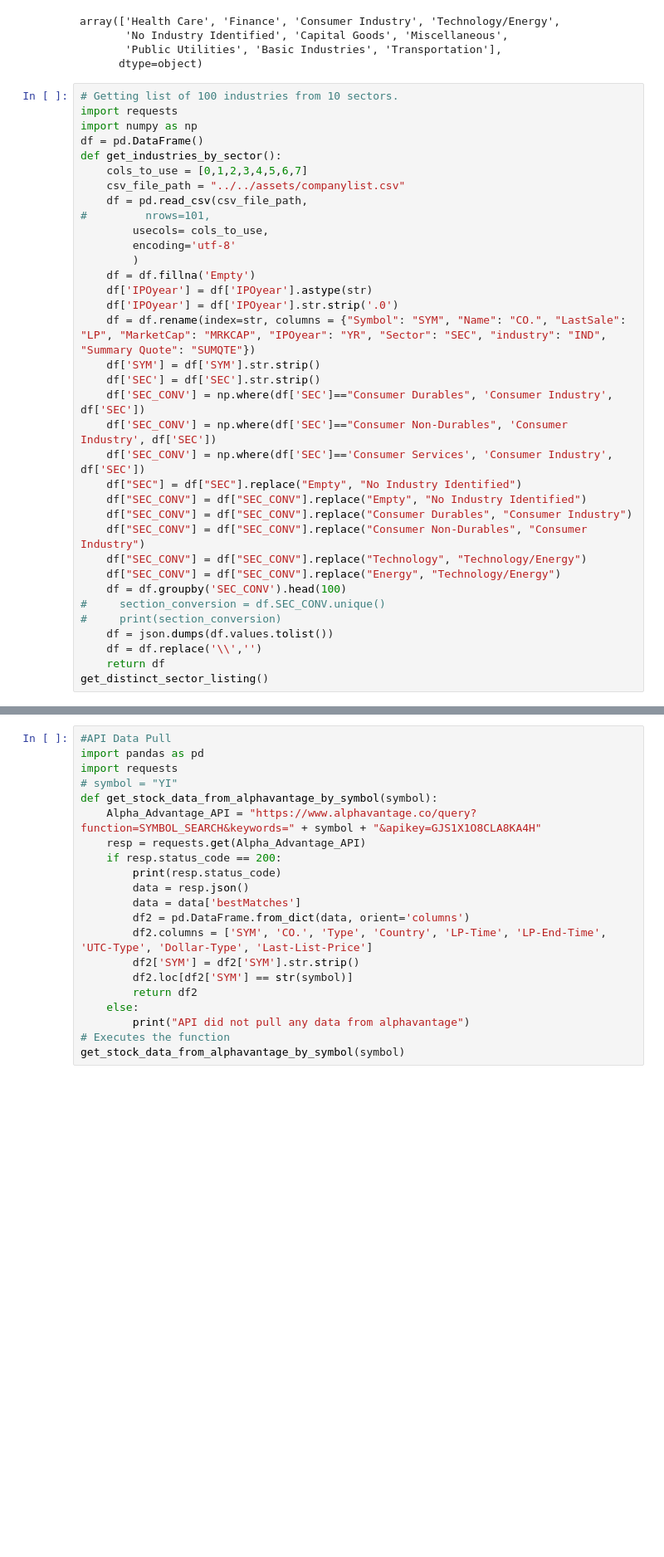
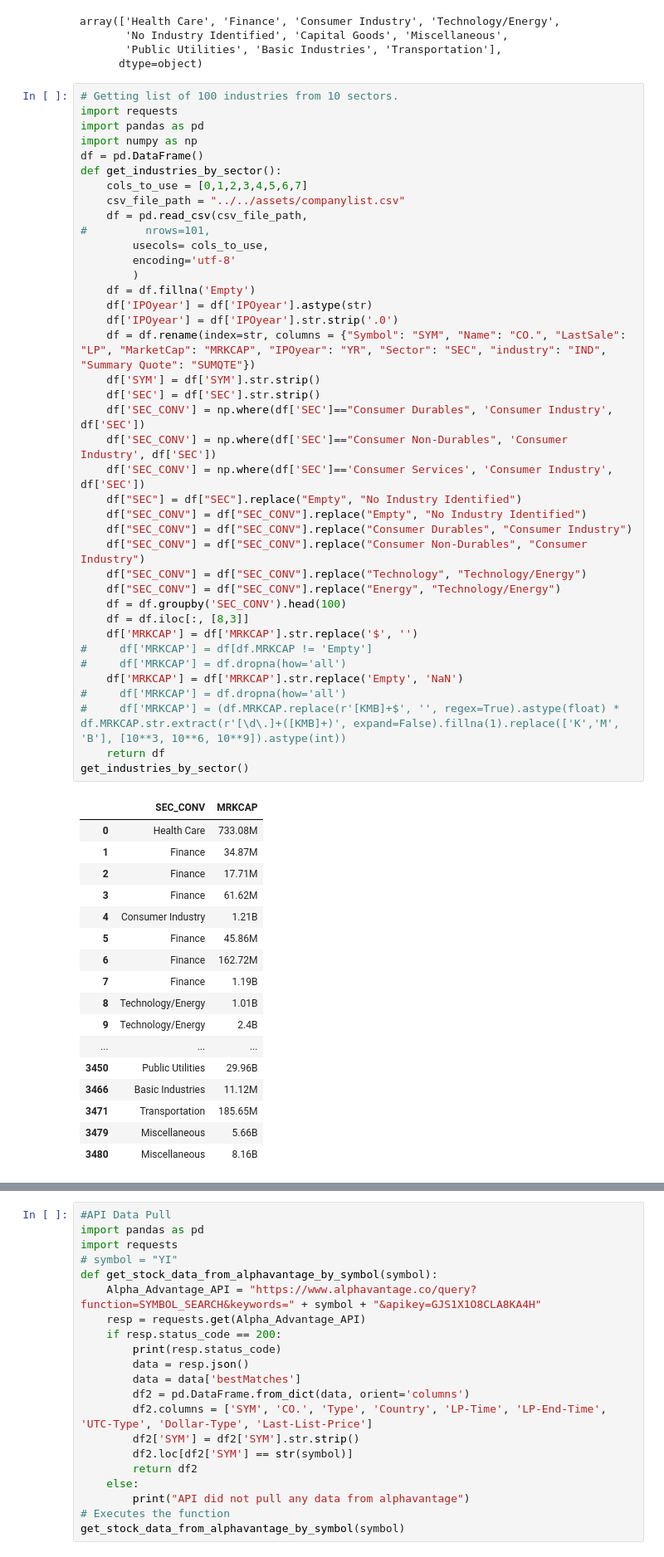
Before and after one commit to appddictionstudio/MDAS, a Jupyter notebook: backend/src/companyAnalysis.ipynb, the cells around one changed output, grey strips where cells are left out. Shown at 83% size. Drawn from its saved outputs; the diff is of its cells as text; blank space fills up the shorter version.

Commit message:
working on average market cap per sector conversion

```diff
--- a/backend/src/companyAnalysis.ipynb
+++ b/backend/src/companyAnalysis.ipynb
@@ -80,36 +80,57 @@ array(['Health Care', 'Finance', 'Consumer Industry', 'Technology/Energy',
 # %%
 # Getting list of 100 industries from 10 sectors.
 import requests
+import pandas as pd
 import numpy as np
 df = pd.DataFrame()
 def get_industries_by_sector():
     cols_to_use = [0,1,2,3,4,5,6,7]
     csv_file_path = "../../assets/companylist.csv"
     df = pd.read_csv(csv_file_path,
 #         nrows=101,
         usecols= cols_to_use,
         encoding='utf-8'
         )
     df = df.fillna('Empty')
     df['IPOyear'] = df['IPOyear'].astype(str)
     df['IPOyear'] = df['IPOyear'].str.strip('.0')
     df = df.rename(index=str, columns = {"Symbol": "SYM", "Name": "CO.", "LastSale": "LP", "MarketCap": "MRKCAP", "IPOyear": "YR", "Sector": "SEC", "industry": "IND", "Summary Quote": "SUMQTE"})
     df['SYM'] = df['SYM'].str.strip()
     df['SEC'] = df['SEC'].str.strip()
     df['SEC_CONV'] = np.where(df['SEC']=="Consumer Durables", 'Consumer Industry', df['SEC'])
     df['SEC_CONV'] = np.where(df['SEC']=="Consumer Non-Durables", 'Consumer Industry', df['SEC'])
     df['SEC_CONV'] = np.where(df['SEC']=='Consumer Services', 'Consumer Industry', df['SEC'])
     df["SEC"] = df["SEC"].replace("Empty", "No Industry Identified")
     df["SEC_CONV"] = df["SEC_CONV"].replace("Empty", "No Industry Identified")
     df["SEC_CONV"] = df["SEC_CONV"].replace("Consumer Durables", "Consumer Industry")
     df["SEC_CONV"] = df["SEC_CONV"].replace("Consumer Non-Durables", "Consumer Industry")
     df["SEC_CONV"] = df["SEC_CONV"].replace("Technology", "Technology/Energy")
     df["SEC_CONV"] = df["SEC_CONV"].replace("Energy", "Technology/Energy")
     df = df.groupby('SEC_CONV').head(100)
-#     section_conversion = df.SEC_CONV.unique()
-#     print(section_conversion)
-    df = json.dumps(df.values.tolist())
-    df = df.replace('\\','')
+    df = df.iloc[:, [8,3]]
+    df['MRKCAP'] = df['MRKCAP'].str.replace('$', '')
+#     df['MRKCAP'] = df[df.MRKCAP != 'Empty']
+#     df['MRKCAP'] = df.dropna(how='all')
+    df['MRKCAP'] = df['MRKCAP'].str.replace('Empty', 'NaN')
+#     df['MRKCAP'] = df.dropna(how='all')
+#     df['MRKCAP'] = (df.MRKCAP.replace(r'[KMB]+$', '', regex=True).astype(float) * df.MRKCAP.str.extract(r'[\d\.]+([KMB]+)', expand=False).fillna(1).replace(['K','M', 'B'], [10**3, 10**6, 10**9]).astype(int))
     return df
-get_distinct_sector_listing()
+get_industries_by_sector()
 # %% [output]
+|  | SEC_CONV | MRKCAP |
+| 0 | Health Care | 733.08M |
+| 1 | Finance | 34.87M |
+| 2 | Finance | 17.71M |
+| 3 | Finance | 61.62M |
+| 4 | Consumer Industry | 1.21B |
+| 5 | Finance | 45.86M |
+| 6 | Finance | 162.72M |
+| 7 | Finance | 1.19B |
+| 8 | Technology/Energy | 1.01B |
+| 9 | Technology/Energy | 2.4B |
+| ... | ... | ... |
+| 3450 | Public Utilities | 29.96B |
+| 3466 | Basic Industries | 11.12M |
+| 3471 | Transportation | 185.65M |
+| 3479 | Miscellaneous | 5.66B |
+| 3480 | Miscellaneous | 8.16B |
```
Also changed, not shown: parts of 1 cell of this notebook, 6 other files.
